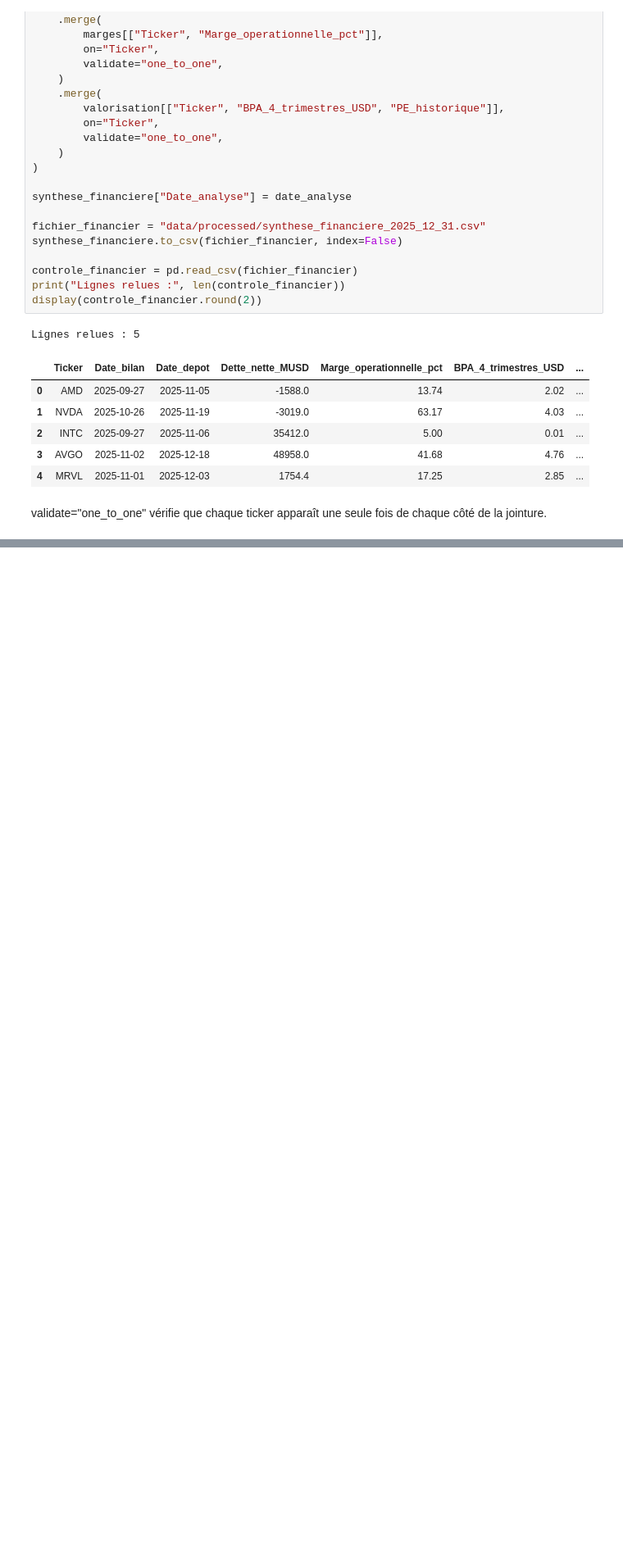
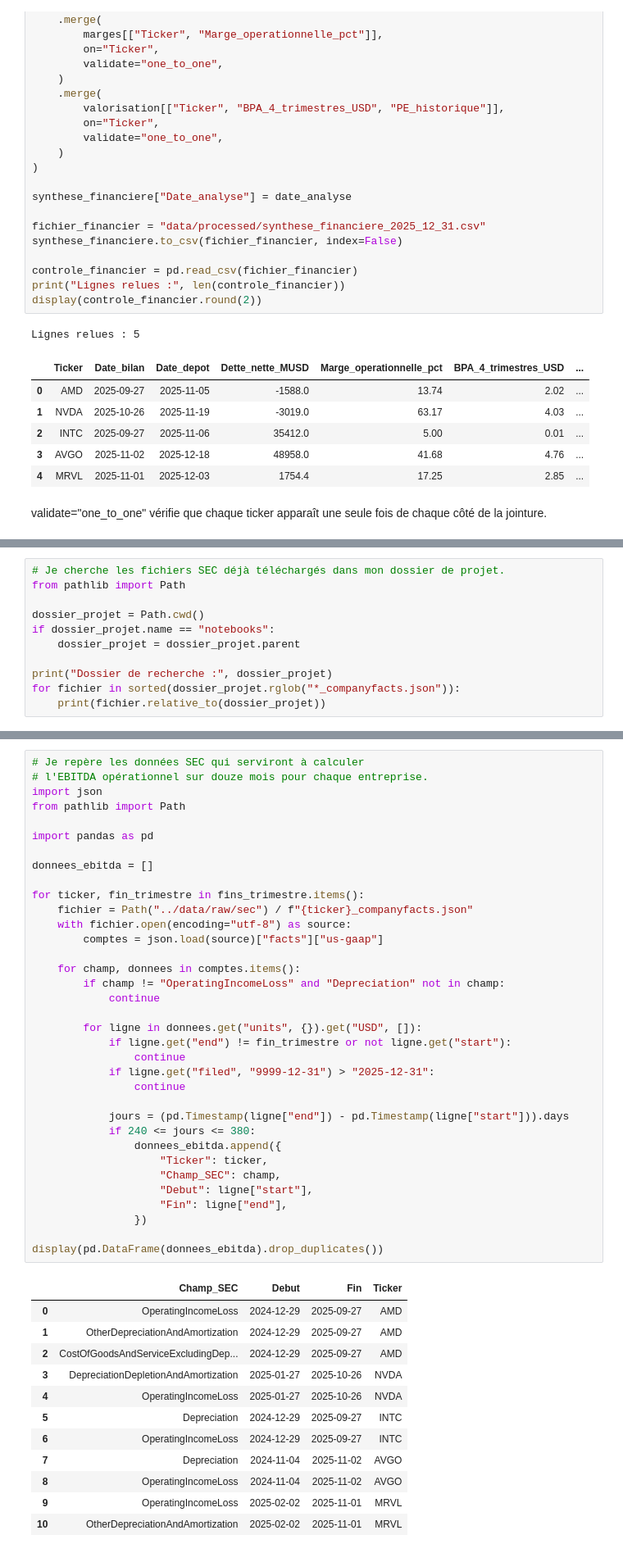
Before and after one commit to sophie-shams/select-equity, a Jupyter notebook: notebooks/04_collecte_comptes_sec.ipynb, the cells around one changed output, grey strips where cells are left out. Shown at 82% size. Saved outputs shown, nothing was run; the diff lists cells and outputs as text; blank space fills up the shorter version.

```diff
--- a/notebooks/04_collecte_comptes_sec.ipynb
+++ b/notebooks/04_collecte_comptes_sec.ipynb
@@ -513,0 +607,11 @@ validate="one_to_one" vérifie que chaque ticker apparaît une seule fois de cha
+# %%
+# Je cherche les fichiers SEC déjà téléchargés dans mon dossier de projet.
+from pathlib import Path
+
+dossier_projet = Path.cwd()
+if dossier_projet.name == "notebooks":
+    dossier_projet = dossier_projet.parent
+
+print("Dossier de recherche :", dossier_projet)
+for fichier in sorted(dossier_projet.rglob("*_companyfacts.json")):
+    print(fichier.relative_to(dossier_projet))
@@ -513,0 +655,48 @@ validate="one_to_one" vérifie que chaque ticker apparaît une seule fois de cha
+# %%
+# Je repère les données SEC qui serviront à calculer
+# l'EBITDA opérationnel sur douze mois pour chaque entreprise.
+import json
+from pathlib import Path
+
+import pandas as pd
+
+donnees_ebitda = []
+
+for ticker, fin_trimestre in fins_trimestre.items():
+    fichier = Path("../data/raw/sec") / f"{ticker}_companyfacts.json"
+    with fichier.open(encoding="utf-8") as source:
+        comptes = json.load(source)["facts"]["us-gaap"]
+
+    for champ, donnees in comptes.items():
+        if champ != "OperatingIncomeLoss" and "Depreciation" not in champ:
+            continue
+
+        for ligne in donnees.get("units", {}).get("USD", []):
+            if ligne.get("end") != fin_trimestre or not ligne.get("start"):
+                continue
+            if ligne.get("filed", "9999-12-31") > "2025-12-31":
+                continue
+
+            jours = (pd.Timestamp(ligne["end"]) - pd.Timestamp(ligne["start"])).days
+            if 240 <= jours <= 380:
+                donnees_ebitda.append({
+                    "Ticker": ticker,
+                    "Champ_SEC": champ,
+                    "Debut": ligne["start"],
+                    "Fin": ligne["end"],
+                })
+
+display(pd.DataFrame(donnees_ebitda).drop_duplicates())
+# %% [output]
+|  | Champ_SEC | Debut | Fin | Ticker |
+| 0 | OperatingIncomeLoss | 2024-12-29 | 2025-09-27 | AMD |
+| 1 | OtherDepreciationAndAmortization | 2024-12-29 | 2025-09-27 | AMD |
+| 2 | CostOfGoodsAndServiceExcludingDep... | 2024-12-29 | 2025-09-27 | AMD |
+| 3 | DepreciationDepletionAndAmortization | 2025-01-27 | 2025-10-26 | NVDA |
+| 4 | OperatingIncomeLoss | 2025-01-27 | 2025-10-26 | NVDA |
+| 5 | Depreciation | 2024-12-29 | 2025-09-27 | INTC |
+| 6 | OperatingIncomeLoss | 2024-12-29 | 2025-09-27 | INTC |
+| 7 | Depreciation | 2024-11-04 | 2025-11-02 | AVGO |
+| 8 | OperatingIncomeLoss | 2024-11-04 | 2025-11-02 | AVGO |
+| 9 | OperatingIncomeLoss | 2025-02-02 | 2025-11-01 | MRVL |
+| 10 | OtherDepreciationAndAmortization | 2025-02-02 | 2025-11-01 | MRVL |
```
Also changed, not shown: parts of 5 cells of this notebook, 1 other file.
